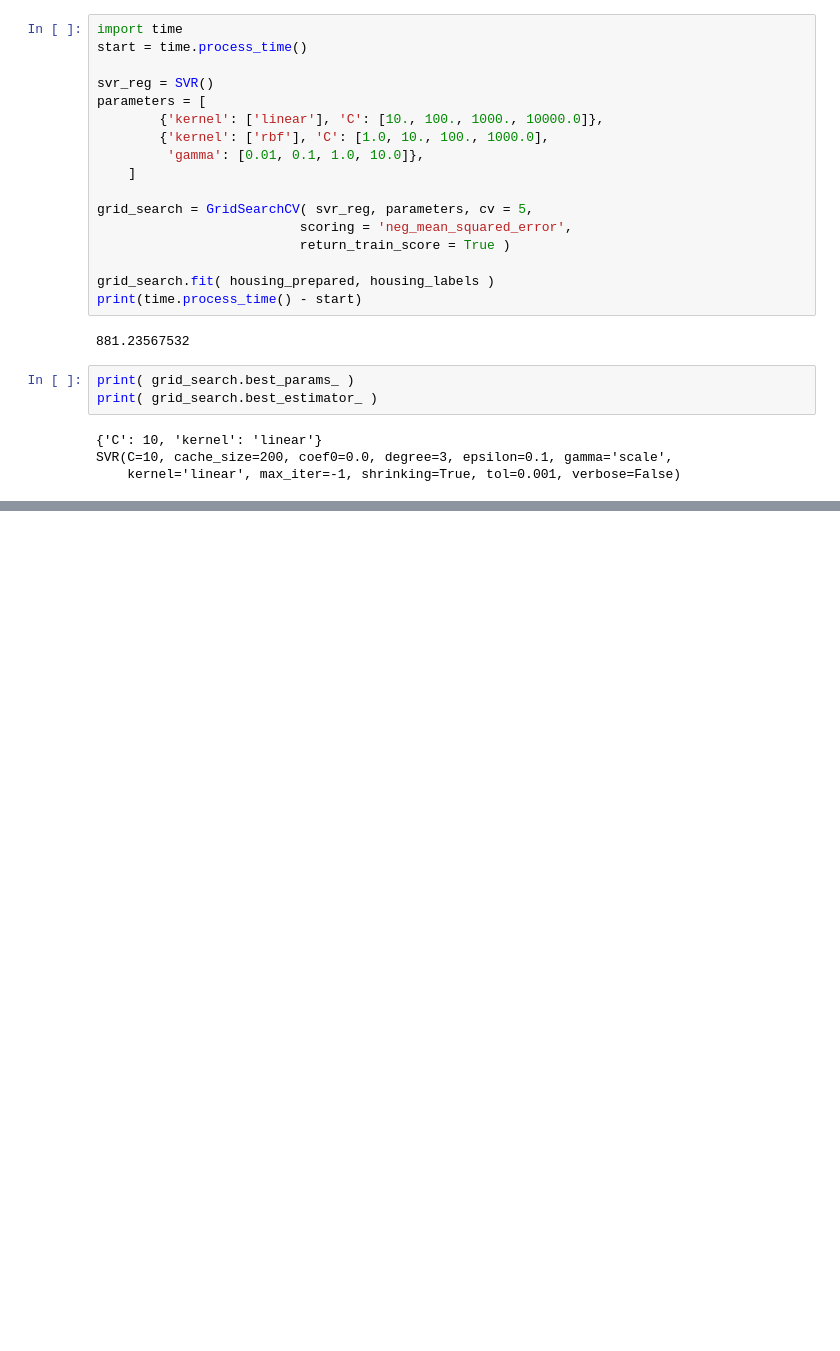
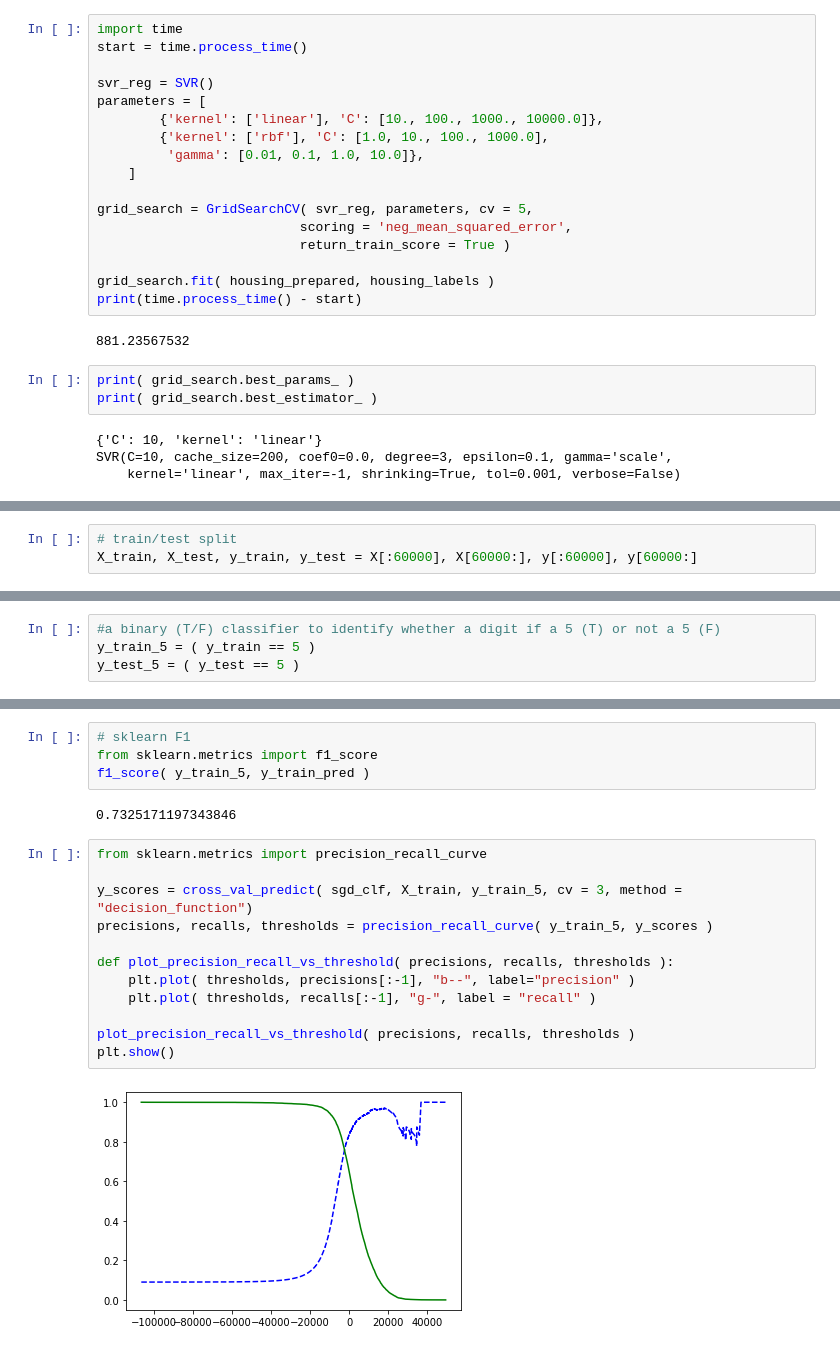
Before and after one commit to SmilodonCub/ReadingLearningTinkering, a Jupyter notebook: ML_wSKLKTF/HandsOn_ML_notes.ipynb, the cells around one changed output, grey strips where cells are left out. Saved outputs shown, nothing was run; the diff lists cells and outputs as text; blank space fills up the shorter version.

```diff
--- a/ML_wSKLKTF/HandsOn_ML_notes.ipynb
+++ b/ML_wSKLKTF/HandsOn_ML_notes.ipynb
@@ -902,0 +962,3 @@ SVR(C=10, cache_size=200, coef0=0.0, degree=3, epsilon=0.1, gamma='scale',
+# %%
+# train/test split
+X_train, X_test, y_train, y_test = X[:60000], X[60000:], y[:60000], y[60000:]
@@ -902,0 +971,4 @@ SVR(C=10, cache_size=200, coef0=0.0, degree=3, epsilon=0.1, gamma='scale',
+# %%
+#a binary (T/F) classifier to identify whether a digit if a 5 (T) or not a 5 (F)
+y_train_5 = ( y_train == 5 )
+y_test_5 = ( y_test == 5 )
@@ -902,0 +1088,20 @@ SVR(C=10, cache_size=200, coef0=0.0, degree=3, epsilon=0.1, gamma='scale',
+# %%
+# sklearn F1
+from sklearn.metrics import f1_score
+f1_score( y_train_5, y_train_pred )
+# %% [output]
+0.7325171197343846
+# %%
+from sklearn.metrics import precision_recall_curve
+
+y_scores = cross_val_predict( sgd_clf, X_train, y_train_5, cv = 3, method = "decision_function")
+precisions, recalls, thresholds = precision_recall_curve( y_train_5, y_scores )
+
+def plot_precision_recall_vs_threshold( precisions, recalls, thresholds ):
+    plt.plot( thresholds, precisions[:-1], "b--", label="precision" )
+    plt.plot( thresholds, recalls[:-1], "g-", label = "recall" )
+
+plot_precision_recall_vs_threshold( precisions, recalls, thresholds )
+plt.show()
+# %% [output]
+[figure, added]
```
Also changed, not shown: parts of 50 cells of this notebook.
